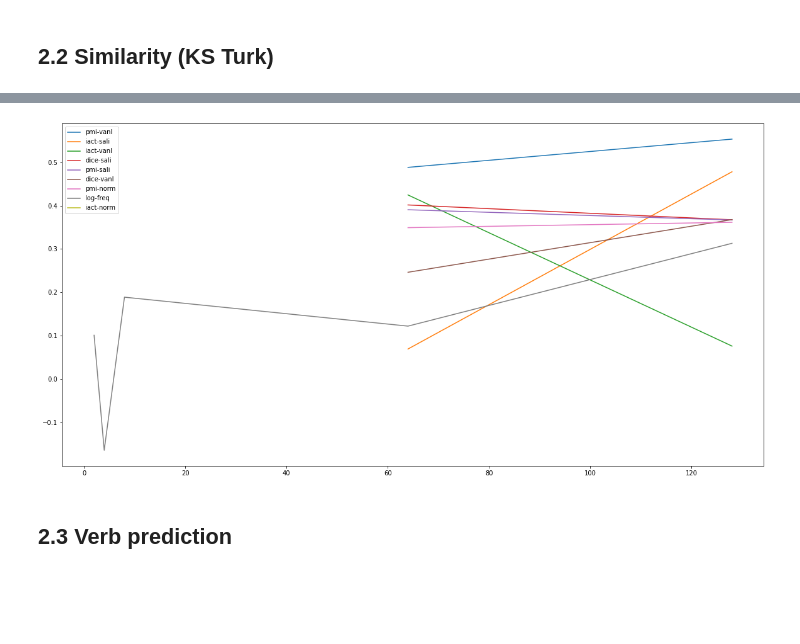
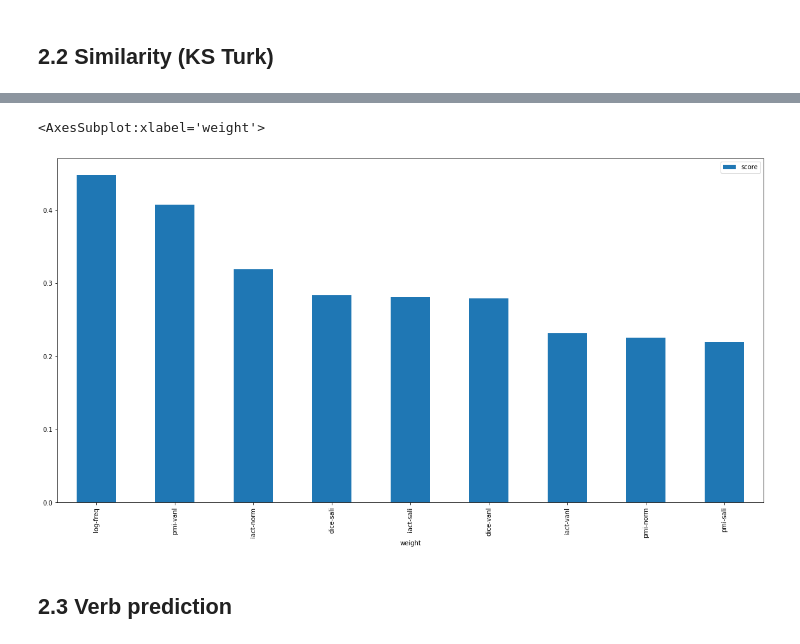
Before and after one commit to makrai/verb-tensor, a Jupyter notebook: eval.ipynb, the cells around one changed output, grey strips where cells are left out. Cells and saved outputs as stored; diff of their text form; code cells hidden in the pictures; blank space fills up the shorter version.

```diff
--- a/eval.ipynb
+++ b/eval.ipynb
@@ -377,9 +358,12 @@ WARNING  [69] [Errno 2] No such file or directory: '/mnt/permanent/home/makrai/p
 # %%
 df = df_columns_from_filen(df, col='score')
 # %%
-plot_results(df, col='score')#, save_filen='svo')
+#plot_results(df, col='score')#, save_filen='svo')
-# %% [output]
-[figure, removed]
+# %%
+df.plot.bar(x='weight', y='score')
+# %% [output]
+<AxesSubplot:xlabel='weight'>
+[figure, added]
 # %% [markdown]
 ## 2.3 Verb prediction
 # %%
```
Also changed, not shown: parts of 15 cells of this notebook, 2 other files.
